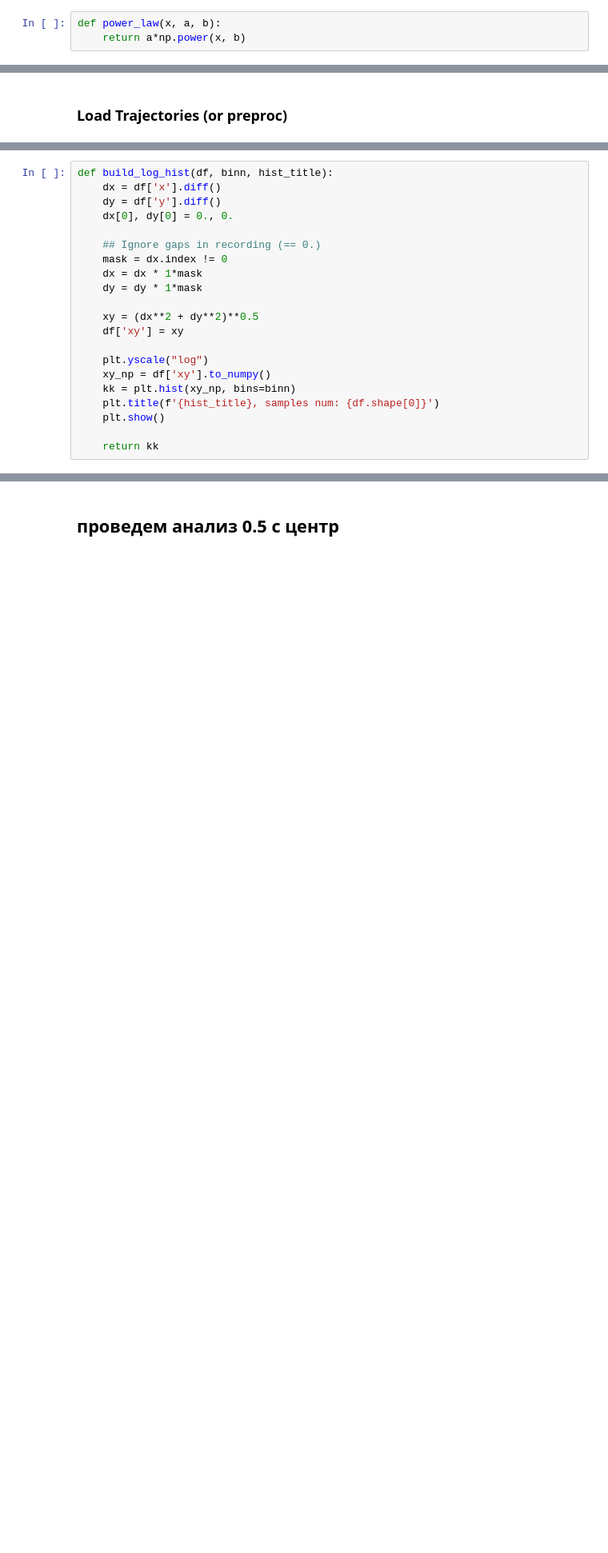
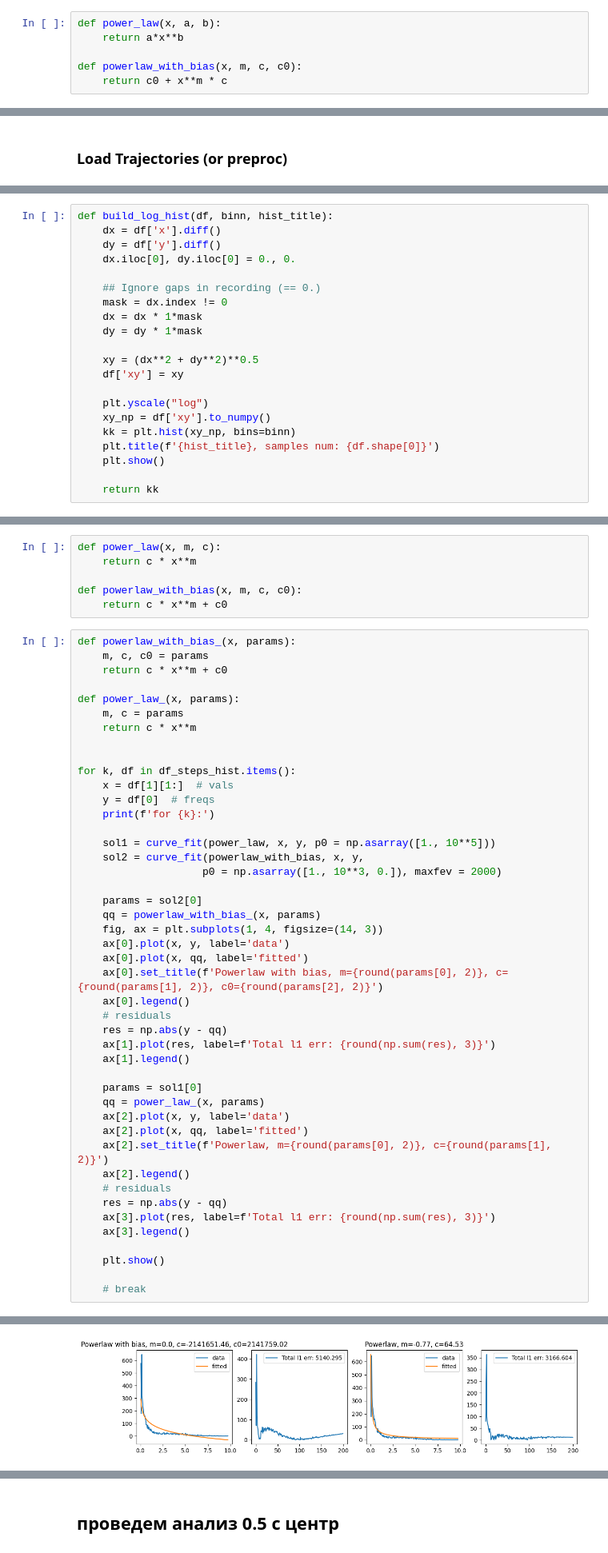
Before and after one commit to Barbara1576/navigation, a Jupyter notebook: PowerLawSecondAlternativeFit-CHECKED.ipynb, the cells around one changed output, grey strips where cells are left out. Shown at 80% size. Cells and saved outputs as stored; diff of their text form; blank space fills up the shorter version.

Commit message:
power law, areas

```diff
--- a/PowerLawSecondAlternativeFit-CHECKED.ipynb
+++ b/PowerLawSecondAlternativeFit-CHECKED.ipynb
@@ -16,7 +16,10 @@ import matplotlib.pyplot as plt
 from sklearn.linear_model import LinearRegression
 # %%
 def power_law(x, a, b):
-    return a*np.power(x, b)
+    return a*x**b
+
+def powerlaw_with_bias(x, m, c, c0):
+    return c0 + x**m * c
 # %%
 def build3ShistLog(df,n):
     #sampRate = len(df) / (df.iloc[-1]['time'] - df.iloc[0]['time'])
@@ -115,7 +118,7 @@ for k, df in df_dict_subtraj.items():
 def build_log_hist(df, binn, hist_title):
     dx = df['x'].diff()
     dy = df['y'].diff()
-    dx[0], dy[0] = 0., 0.
+    dx.iloc[0], dy.iloc[0] = 0., 0.
 
     ## Ignore gaps in recording (== 0.)
     mask = dx.index != 0
@@ -220,0 +159,52 @@ for i in kks:
+# %%
+def power_law(x, m, c):
+    return c * x**m
+
+def powerlaw_with_bias(x, m, c, c0):
+    return c * x**m + c0
+# %%
+def powerlaw_with_bias_(x, params):
+    m, c, c0 = params
+    return c * x**m + c0
+
+def power_law_(x, params):
+    m, c = params
+    return c * x**m
+
+
+for k, df in df_steps_hist.items():
+    x = df[1][1:]  # vals
+    y = df[0]  # freqs
+    print(f'for {k}:')
+
+    sol1 = curve_fit(power_law, x, y, p0 = np.asarray([1., 10**5]))
+    sol2 = curve_fit(powerlaw_with_bias, x, y,
+                    p0 = np.asarray([1., 10**3, 0.]), maxfev = 2000)
+
+    params = sol2[0]
+    qq = powerlaw_with_bias_(x, params)
+    fig, ax = plt.subplots(1, 4, figsize=(14, 3))
+    ax[0].plot(x, y, label='data')
+    ax[0].plot(x, qq, label='fitted')
+    ax[0].set_title(f'Powerlaw with bias, m={round(params[0], 2)}, c={round(params[1], 2)}, c0={round(params[2], 2)}')
+    ax[0].legend()
+    # residuals
+    res = np.abs(y - qq)
+    ax[1].plot(res, label=f'Total l1 err: {round(np.sum(res), 3)}')
+    ax[1].legend()
+
+    params = sol1[0]
+    qq = power_law_(x, params)
+    ax[2].plot(x, y, label='data')
+    ax[2].plot(x, qq, label='fitted')
+    ax[2].set_title(f'Powerlaw, m={round(params[0], 2)}, c={round(params[1], 2)}')
+    ax[2].legend()
+    # residuals
+    res = np.abs(y - qq)
+    ax[3].plot(res, label=f'Total l1 err: {round(np.sum(res), 3)}')
+    ax[3].legend()
+
+    plt.show()
+
+    # break
+# %% [output]
@@ -220,0 +212 @@ for i in kks:
+[figure, added]
```
Also changed, not shown: parts of 21 cells of this notebook, 1 other file.
